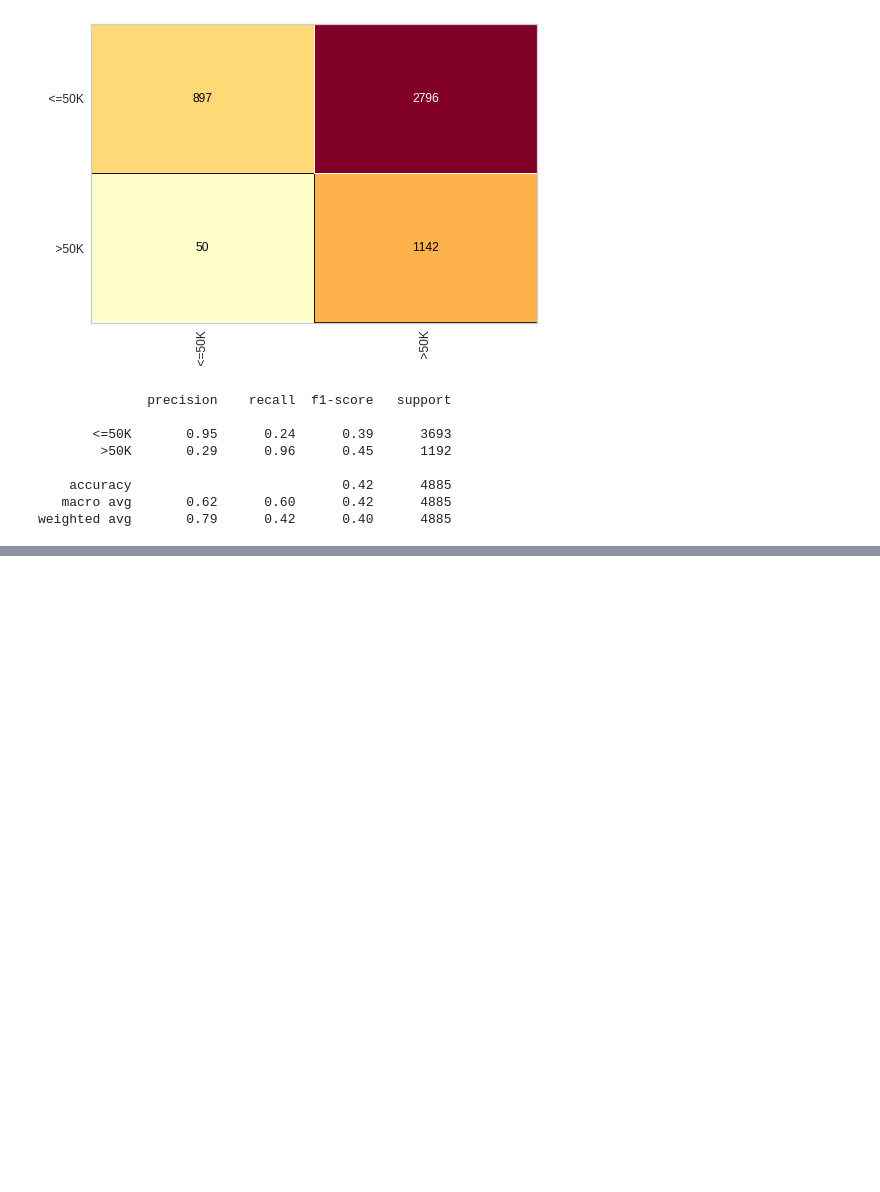
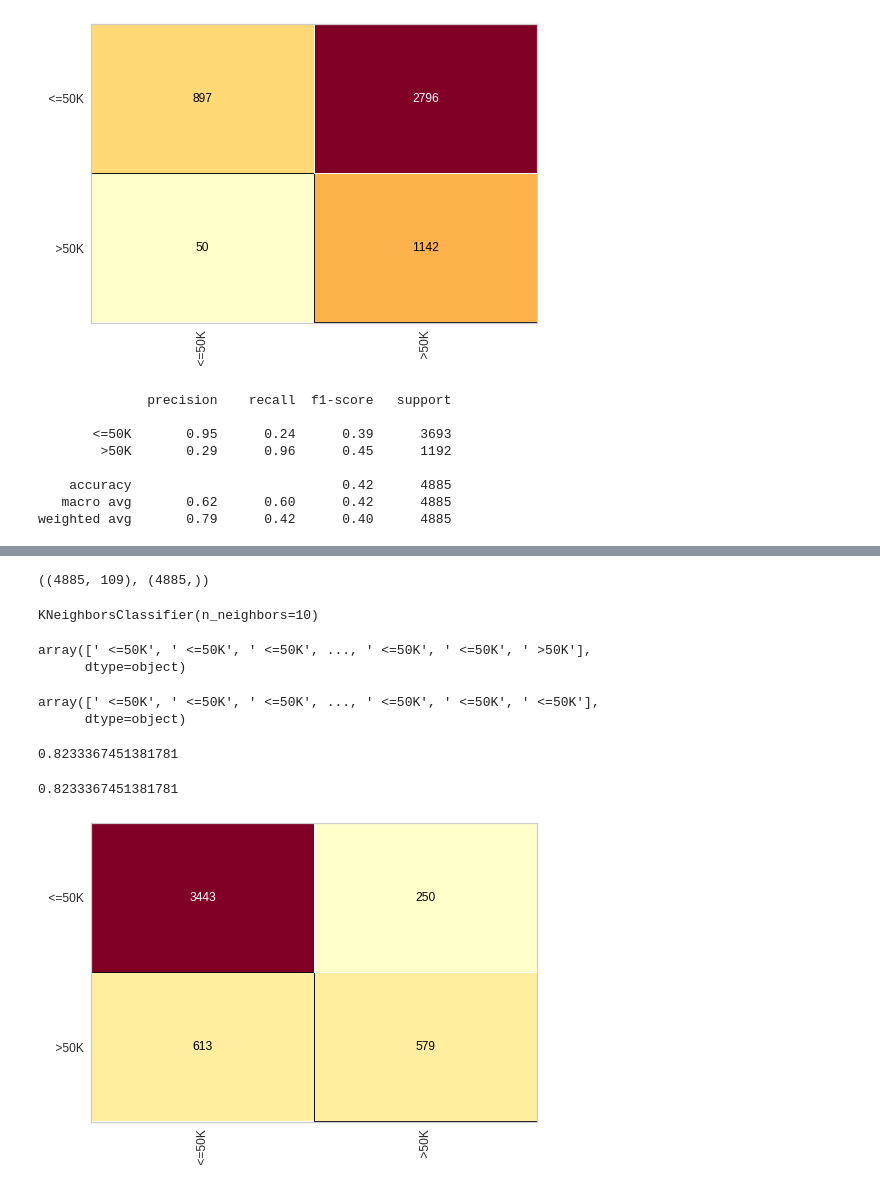
Before and after one commit to LeandroMartins0/base_census, a Jupyter notebook: Base_Census.ipynb, the cells around one changed output, grey strips where cells are left out. Cells and saved outputs as stored; diff of their text form; code cells hidden in the pictures; blank space fills up the shorter version.

```diff
--- a/Base_Census.ipynb
+++ b/Base_Census.ipynb
@@ -399,0 +661,3 @@ weighted avg       0.79      0.42      0.40      4885
+# %%
+with open('census.pkl', 'rb') as f:
+  X_census_treinamento, Y_census_treinamento, X_census_teste, Y_census_teste = pickle.load(f)
@@ -399,0 +668,36 @@ weighted avg       0.79      0.42      0.40      4885
+# %%
+X_census_teste.shape, Y_census_teste.shape
+# %% [output]
+((4885, 109), (4885,))
+# %%
+# Aplicando o treinamento. Obs: o KNN não treina em si, ele deixa os resultados salvos na memória.
+# Foi utilizado o n_neighbors como 5 por ser um número base interessante.
+
+knn_census = KNeighborsClassifier(n_neighbors = 10)
+knn_census.fit(X_census_treinamento, Y_census_treinamento)
+# %% [output]
+KNeighborsClassifier(n_neighbors=10)
+# %%
+previsoes = knn_census.predict(X_census_teste)
+previsoes
+# %% [output]
+array([' <=50K', ' <=50K', ' <=50K', ..., ' <=50K', ' <=50K', ' >50K'],
+      dtype=object)
+# %%
+Y_census_teste
+# %% [output]
+array([' <=50K', ' <=50K', ' <=50K', ..., ' <=50K', ' <=50K', ' <=50K'],
+      dtype=object)
+# %%
+from sklearn.metrics import accuracy_score, classification_report
+accuracy_score(Y_census_teste, previsoes)
+# %% [output]
+0.8233367451381781
+# %%
+from yellowbrick.classifier import ConfusionMatrix
+cm = ConfusionMatrix(knn_census)
+cm.fit(X_census_treinamento, Y_census_treinamento)
+cm.score(X_census_teste, Y_census_teste)
+# %% [output]
+0.8233367451381781
+[figure, added]
```
Also changed, not shown: parts of 43 cells of this notebook.
